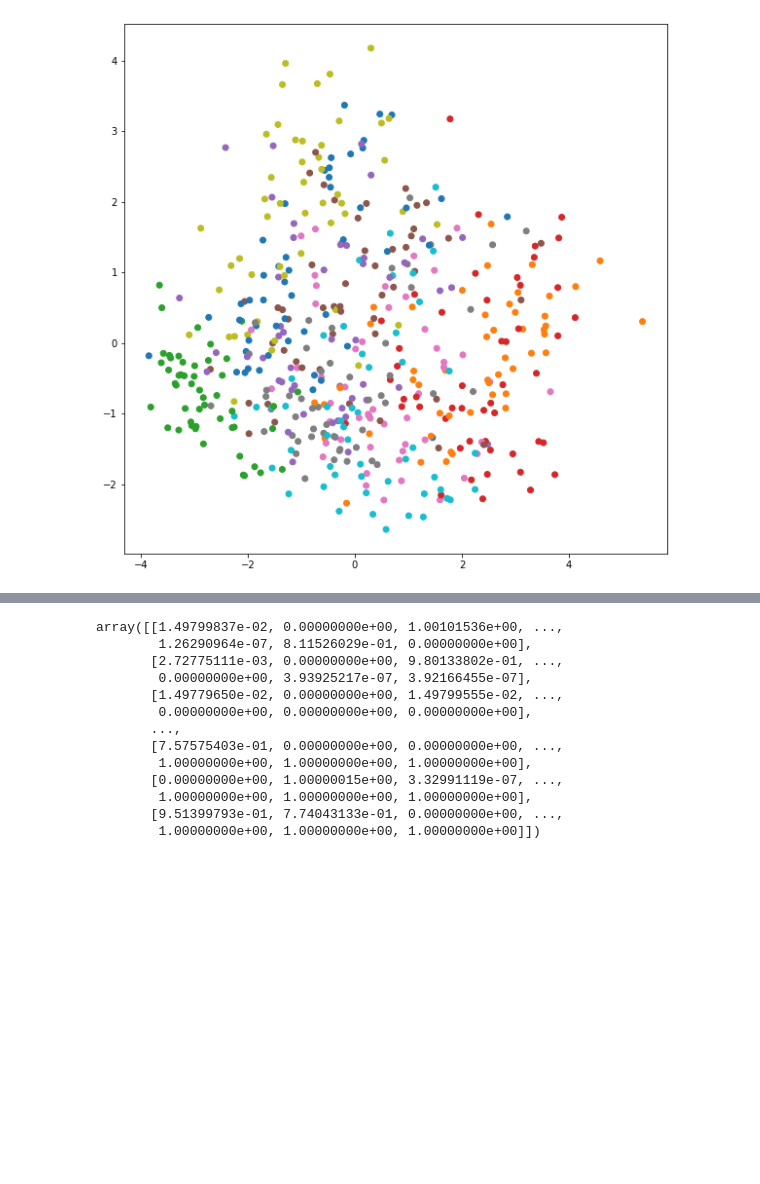
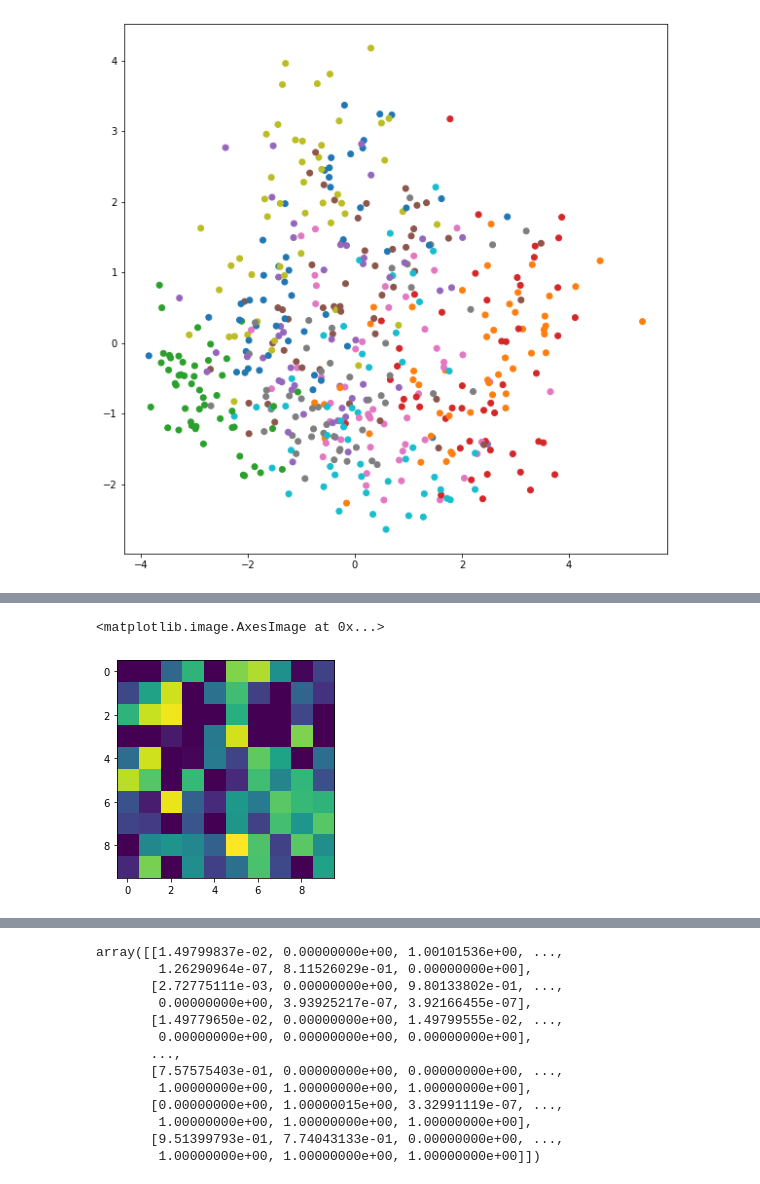
Before and after one commit to JetBrains-Research/mads, a Jupyter notebook: log/analytics.ipynb, the cells around one changed output, grey strips where cells are left out. Drawn from its saved outputs; the diff is of its cells as text; code cells hidden in the pictures; blank space fills up the shorter version.

```diff
--- a/log/analytics.ipynb
+++ b/log/analytics.ipynb
@@ -72,0 +70,5 @@ plt.colorbar()
+# %%
+plt.imshow(weights1to2_fixed[0].reshape(10,10))
+# %% [output]
+<matplotlib.image.AxesImage at 0x...>
+[figure, added]
```
Also changed, not shown: parts of 14 cells of this notebook, 7 other files.
